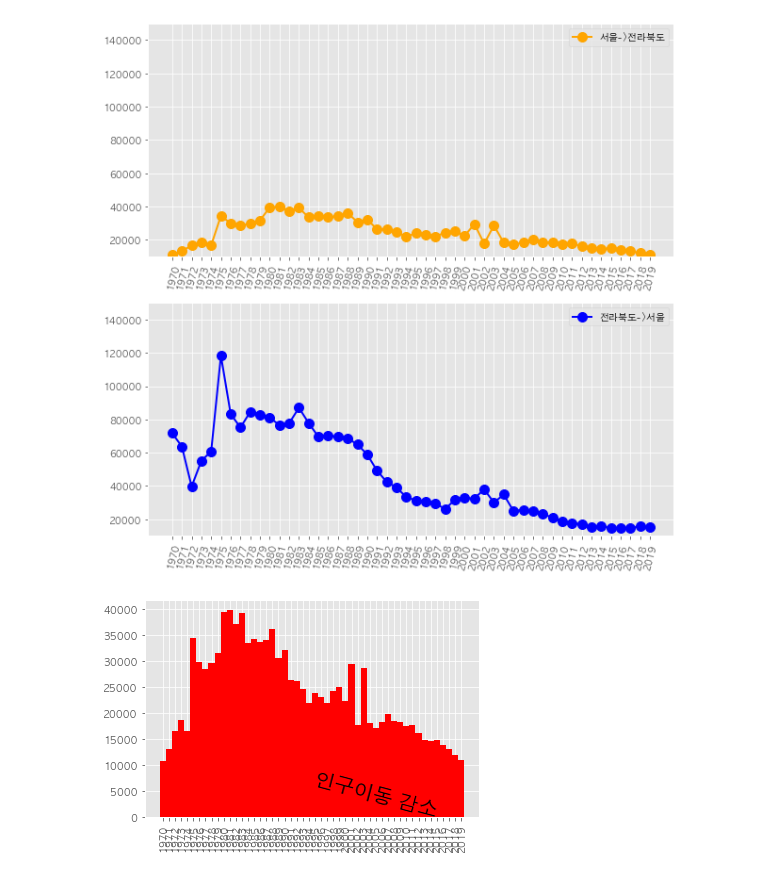
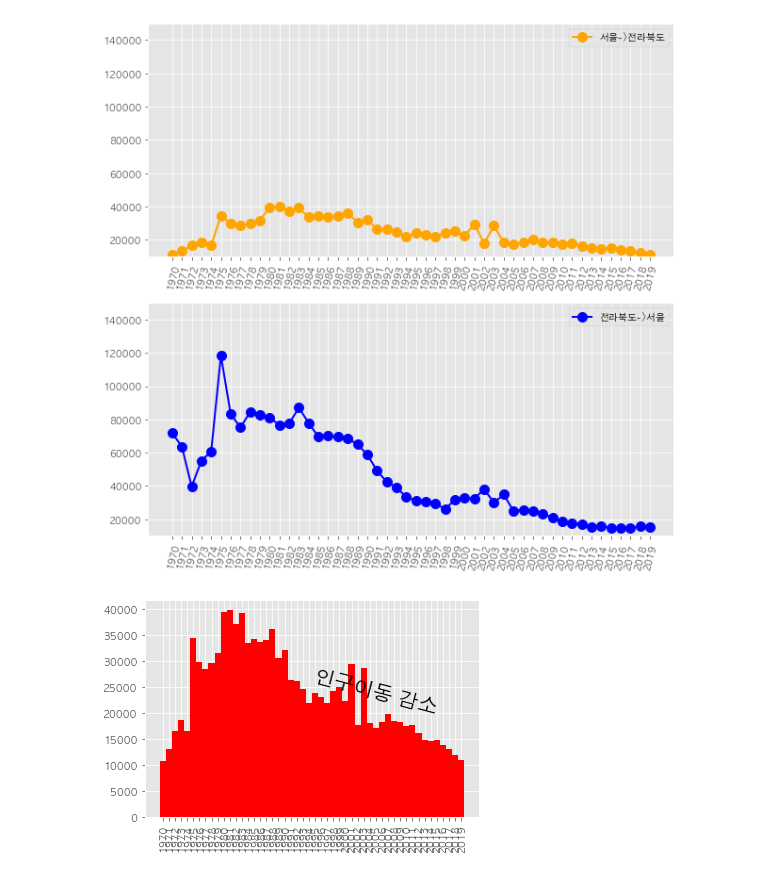
Before and after one commit to hiwony7933/python, a Jupyter notebook: 4.Study/3.시각화/1.시각화-선그래프.ipynb, the cells around one changed output. Saved outputs shown, nothing was run; the diff lists cells and outputs as text; code cells hidden in the pictures.

```diff
--- a/4.Study/3.시각화/1.시각화-선그래프.ipynb
+++ b/4.Study/3.시각화/1.시각화-선그래프.ipynb
@@ -229,11 +229,11 @@ plt.show()
 # %%
 # 막대 그래프 그리기
 plt.bar(sr_one.index, sr_one, width=1, color='r')
 # x축 레이블 변경
 plt.xticks(range(0, len(sr_one.index), 1), sr_one.index, rotation='vertical')
 
 # 그래프 위에 글자 작성
-plt.annotate('인구이동 감소', xy=(35, 200), rotation=-15, va='baseline', ha='center', fontsize=20)
+plt.annotate('인구이동 감소', xy=(35, 20000), rotation=-15, va='baseline', ha='center', fontsize=20)
 plt.show()
 # %% [output]
-[figure, old version]
+[figure, new version]
```
Also changed, not shown: parts of 1 cell of this notebook, 11 other files.
